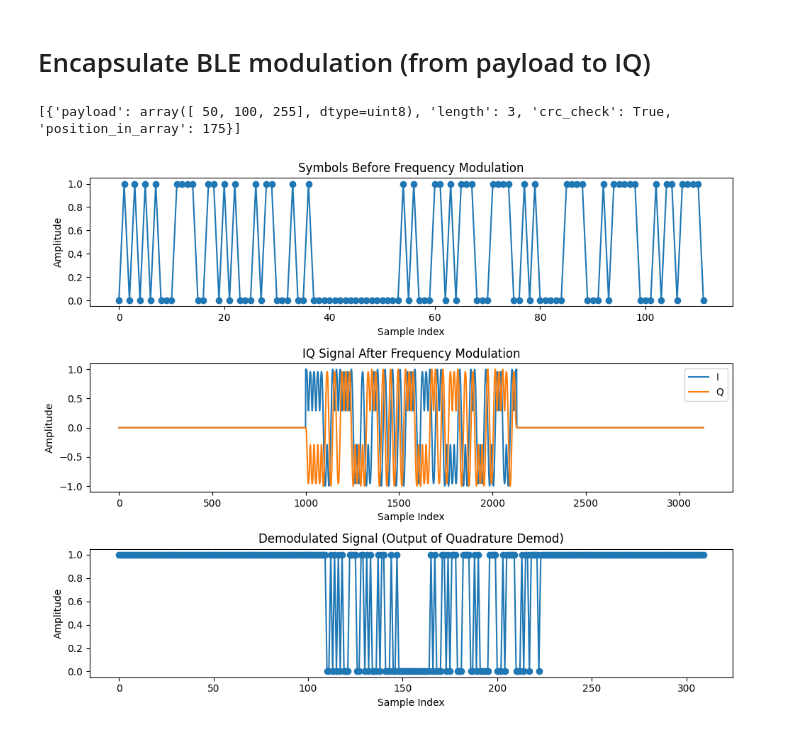
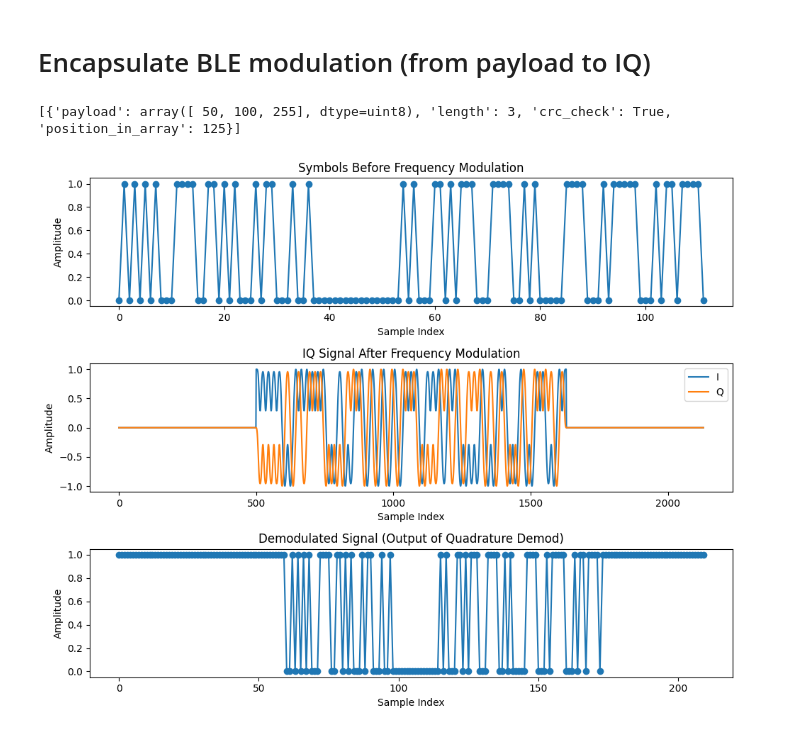
Before and after one commit to SDMote/SDR_projects, a Jupyter notebook: python_phy/modulation_prototype.ipynb, the cells around one changed output. Drawn from its saved outputs; the diff is of its cells as text; code cells hidden in the pictures.

Commit message:
TransmitterBLE: modulate() zero_padding default length

```diff
--- a/python_phy/modulation_prototype.ipynb
+++ b/python_phy/modulation_prototype.ipynb
@@ -165,23 +172,23 @@ plot_fsk_signals(pulse_shaped_symbols, frequency_modulated, comparison_fm_demod)
 # %% [markdown]
 # Encapsulate BLE modulation (from payload to IQ)
 # %%
-ble_transmitter = TransmitterBLE(fs=fs)  # Initialise
+ble_class_payload = np.array([50, 100, 255], dtype=np.uint8)
 
-ble_class_payload = np.array([50, 100, 255], dtype=np.uint8)
+ble_transmitter = TransmitterBLE(fs=fs)
 ble_class_bits = ble_transmitter.process_phy_payload(ble_class_payload)
-ble_class_modulated = ble_transmitter.modulate(ble_class_bits, zero_padding=1000)
+ble_class_modulated = ble_transmitter.modulate(ble_class_bits, zero_padding=500)
 
 ble_receiver = ReceiverBLE(fs=fs, decimation=1)
 ble_received_bit_samples = ble_receiver.demodulate(ble_class_modulated)
 ble_received_packet = ble_receiver.process_phy_packet(ble_received_bit_samples)
 print(ble_received_packet)
 
 # Titles don't make sense in this case, too lazy to parametrise a plot function that I'll be just using here
 plot_fsk_signals(
     ble_class_bits,
     ble_class_modulated,
     ble_received_bit_samples,
 )
 # %% [output]
-[{'payload': array([ 50, 100, 255], dtype=uint8), 'length': 3, 'crc_check': True, 'position_in_array': 175}]
+[{'payload': array([ 50, 100, 255], dtype=uint8), 'length': 3, 'crc_check': True, 'position_in_array': 125}]
-[figure, old version]
+[figure, new version]
```
Also changed, not shown: parts of 1 cell of this notebook, 1 other file.
